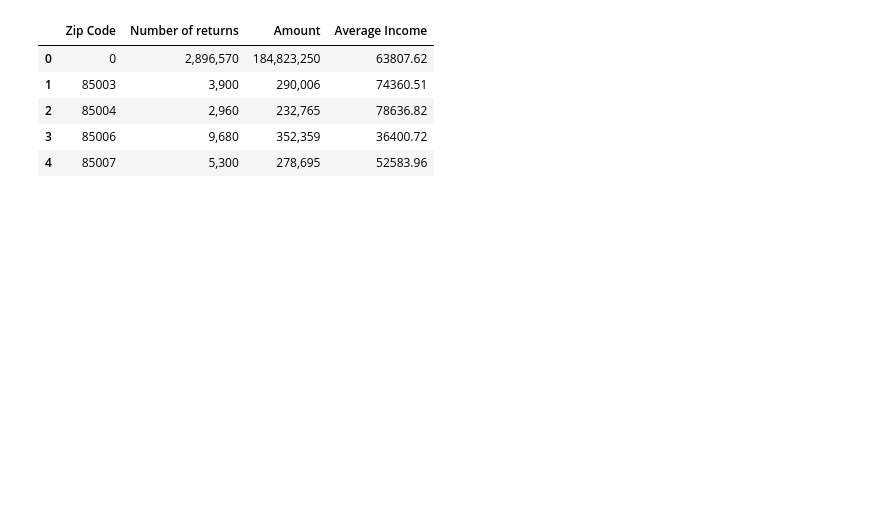
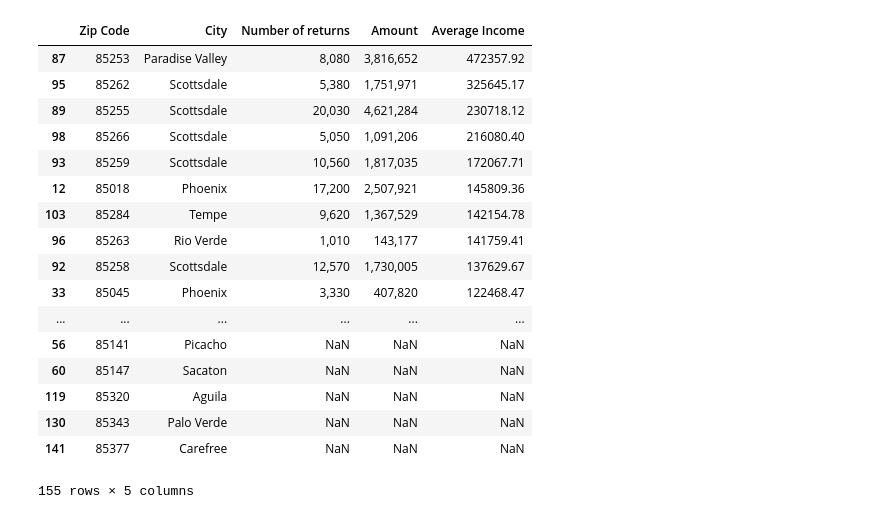
Before and after one commit to marieo31/project_1, a Jupyter notebook: Income_DF.ipynb, the cells around one changed output. Saved outputs shown, nothing was run; the diff lists cells and outputs as text; code cells hidden in the pictures; blank space fills up the shorter version.

Commit message:
Merge Income and PV with Zip Codes

```diff
--- a/Income_DF.ipynb
+++ b/Income_DF.ipynb
@@ -7,15 +10,33 @@ import os
 # %%
 # File to Load (Remember to Change These)
 file_to_load = "resources/16zp03az.csv"
-
+zip_codes = "resources/zipcodes.csv"
+pv = "resources/Current_Median_Property_Value_Zip.csv"
 # store into Pandas data frame
 df = pd.read_csv('resources/16zp03az.csv')
-
-df.head()
-# %% [output]
-|  | Zip Code | Number of returns | Amount | Average Income |
-| 0 | 0 | 2,896,570 | 184,823,250 | 63807.62 |
-| 1 | 85003 | 3,900 | 290,006 | 74360.51 |
-| 2 | 85004 | 2,960 | 232,765 | 78636.82 |
-| 3 | 85006 | 9,680 | 352,359 | 36400.72 |
-| 4 | 85007 | 5,300 | 278,695 | 52583.96 |
+# %%
+zip_df = pd.read_csv(zip_codes, names=["ZipCode","City"])
+# %%
+zip_df1 = zip_df.rename(columns={"ZipCode":"Zip Code"})
+# %%
+avg_income_df = pd.merge(zip_df1, df, on="Zip Code", how="left")
+avg_income_df.sort_values(by=['Average Income'], ascending=False)
+# %% [output]
+|  | Zip Code | City | Number of returns | Amount | Average Income |
+| 87 | 85253 | Paradise Valley | 8,080 | 3,816,652 | 472357.92 |
+| 95 | 85262 | Scottsdale | 5,380 | 1,751,971 | 325645.17 |
+| 89 | 85255 | Scottsdale | 20,030 | 4,621,284 | 230718.12 |
+| 98 | 85266 | Scottsdale | 5,050 | 1,091,206 | 216080.40 |
+| 93 | 85259 | Scottsdale | 10,560 | 1,817,035 | 172067.71 |
+| 12 | 85018 | Phoenix | 17,200 | 2,507,921 | 145809.36 |
+| 103 | 85284 | Tempe | 9,620 | 1,367,529 | 142154.78 |
+| 96 | 85263 | Rio Verde | 1,010 | 143,177 | 141759.41 |
+| 92 | 85258 | Scottsdale | 12,570 | 1,730,005 | 137629.67 |
+| 33 | 85045 | Phoenix | 3,330 | 407,820 | 122468.47 |
+| ... | ... | ... | ... | ... | ... |
+| 56 | 85141 | Picacho | NaN | NaN | NaN |
+| 60 | 85147 | Sacaton | NaN | NaN | NaN |
+| 119 | 85320 | Aguila | NaN | NaN | NaN |
+| 130 | 85343 | Palo Verde | NaN | NaN | NaN |
+| 141 | 85377 | Carefree | NaN | NaN | NaN |
+155 rows × 5 columns
```
Also changed, not shown: parts of 6 cells of this notebook.
